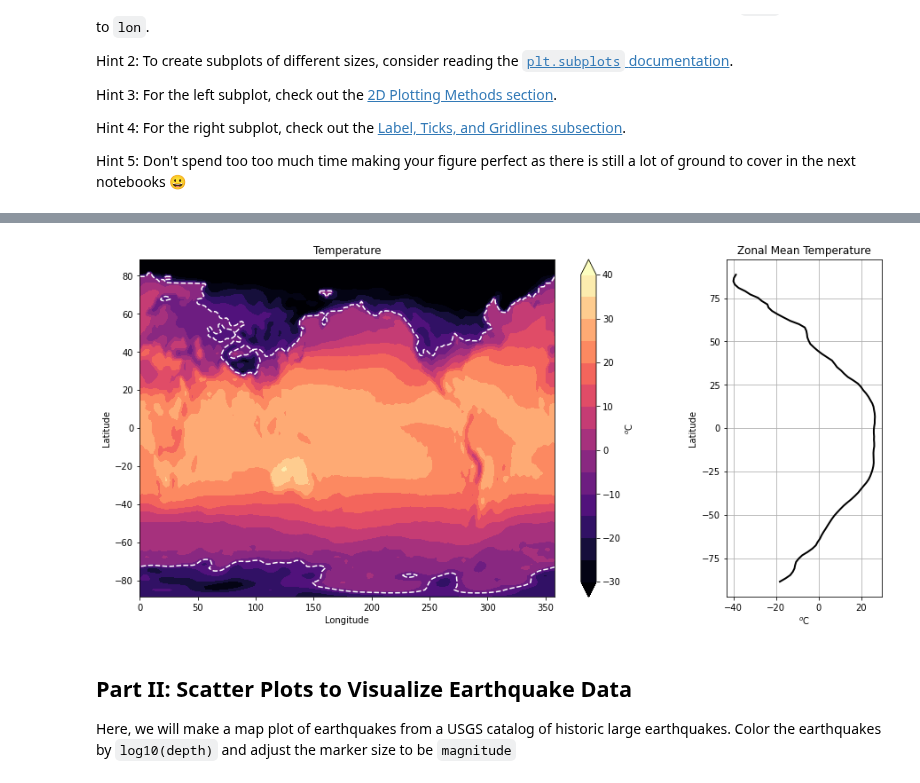
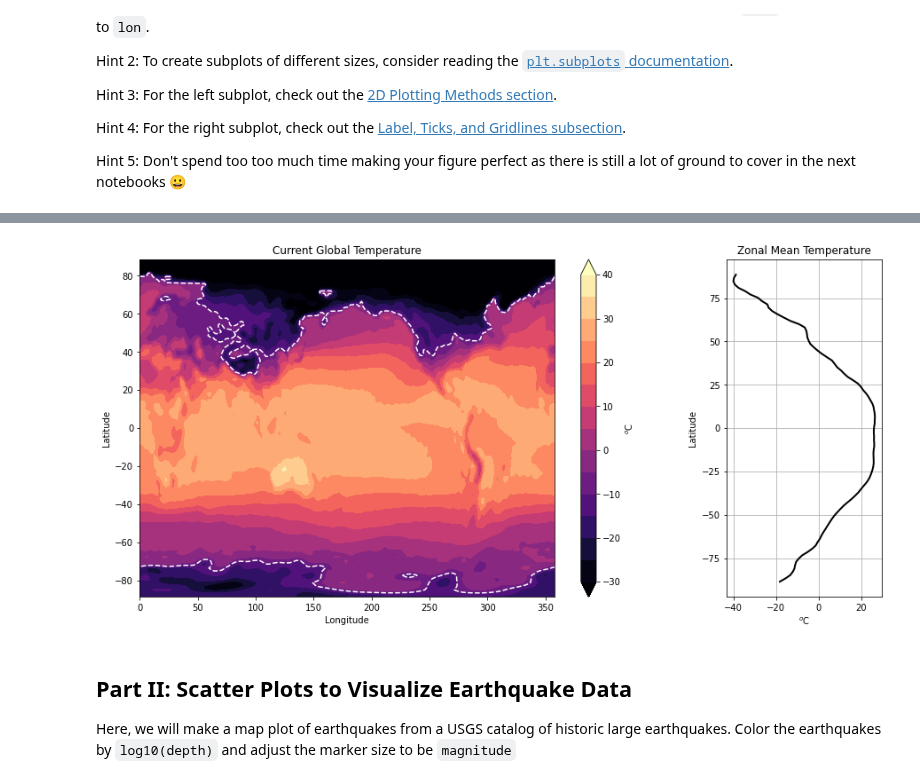
Before and after one commit to Kriegtho/2022_Intro_Python, a Jupyter notebook: Exercises/W2_S2.ipynb, the cells around one changed output, grey strips where cells are left out. Cells and saved outputs as stored; diff of their text form; code cells hidden in the pictures.

```diff
--- a/Exercises/W2_S2.ipynb
+++ b/Exercises/W2_S2.ipynb
@@ -68,23 +72,23 @@ Hint 5: Don't spend too too much time making your figure perfect as there is sti
 # %%
 # Replicate this figure
 # Temperature values are originally in Kelvin units -> Convert to degree celsius by subtracting 273.15
 fig, (ax0,ax1) = plt.subplots(1, 2, figsize=(15,7),gridspec_kw={'width_ratios': [5, 1.5]})
 ctemp = ax0.contourf(lon,lat,temp-273.15,cmap='magma',levels=np.linspace(-30,40,15),extend='both')
-ax0.contour(lon,lat,temcel,colors='w',marker='--',levels=[-10],extend='both')
+ax0.contour(lon,lat,temp-273.15,colors='w',marker='--',levels=[-10],extend='both')
 ax0.set_xlabel('Longitude')
 ax0.set_ylabel('Latitude')
-ax0.set_title('Temperature')
+ax0.set_title('Current Global Temperature')
 fig.colorbar(ctemp,ax=ax0,label='$^o$C')
 
 ax1.plot(np.nanmean(temp-273.15,axis=1),lat,lw=2,c='k')
 ax1.set_xlabel(r'$^{o}$C')
 ax1.set_ylabel(r'Latitude')
 ax1.set_title('Zonal Mean Temperature')
 
 plt.grid()
 plt.show()
 # %% [output]
-[figure, old version]
+[figure, new version]
 # %% [markdown]
 ## Part II: Scatter Plots to Visualize Earthquake Data
 Here, we will make a map plot of earthquakes from a USGS catalog of historic large earthquakes. Color the earthquakes by `log10(depth)` and adjust the marker size to be `magnitude`
```
Also changed, not shown: parts of 1 cell of this notebook.
